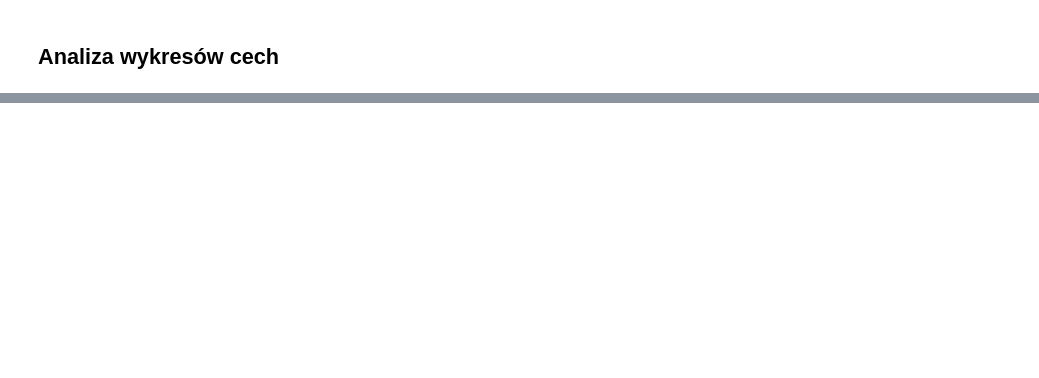
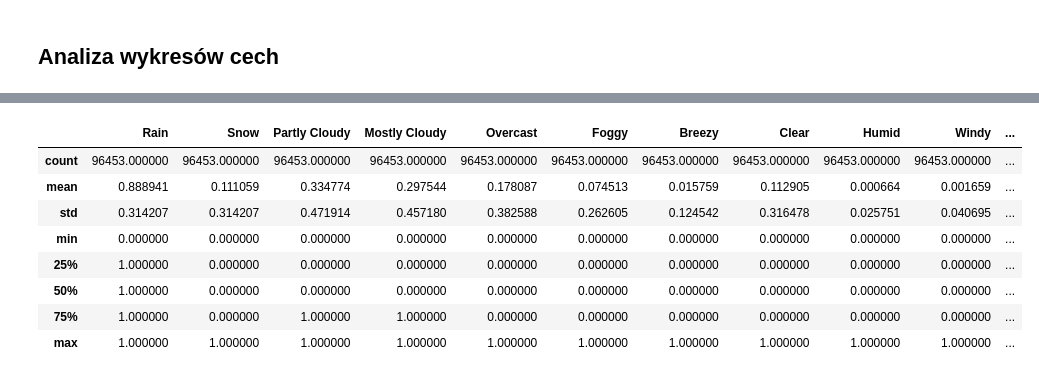
Before and after one commit to guzweronika/weather_project_SDA, a Jupyter notebook: weatherHistory.ipynb, the cells around one changed output, grey strips where cells are left out. Drawn from its saved outputs; the diff is of its cells as text; code cells hidden in the pictures; blank space fills up the shorter version.

```diff
--- a/weatherHistory.ipynb
+++ b/weatherHistory.ipynb
@@ -231,0 +191,29 @@ df.head()
+# %%
+# create features for each kind of "Summary", and separate the summary where value is concated with separator ' and '.
+# Assign '1' valuer for observation when is has this kind of value
+
+def create_summary_columns(column_name, data_frame):
+    """Create column if it is not exist in currwent dataframe and assign '0'.
+    :param column_name: name of column wich will be created
+    :param data_frame: data frame
+    """
+    if column_name not in data_frame.columns:
+        data_frame[column_name] = 0
+
+separator = " and " # separator for concated values
+list_of_values = df["Summary"].unique() # list of unique values in feature 'Summary'
+
+# Summary column
+# create new columns from Summary unique values
+for unique_value in list_of_values:
+    if separator in unique_value:
+        value_list = unique_value.split(separator)
+        for col_name in value_list:
+            create_summary_columns(col_name, df)
+            df.loc[df["Summary"] == unique_value, col_name] = 1
+    else:
+        create_summary_columns(unique_value, df)
+        df.loc[df["Summary"] == unique_value, unique_value] = 1
+
+# drop feature 'Summary'
+df = df.drop('Summary', axis=1)
@@ -233,0 +273,13 @@ df.head()
+# %%
+# data frame describe for all features after features engineering
+df[['Rain', 'Snow', 'Partly Cloudy', 'Mostly Cloudy', 'Overcast', 'Foggy', 'Breezy', 'Clear', 'Humid', 'Windy', 'Dry', 'Dangerously Windy', 'Light Rain','Drizzle', 'temperature difference']].describe()
+# %% [output]
+|  | Rain | Snow | Partly Cloudy | Mostly Cloudy | Overcast | Foggy | Breezy | Clear | Humid | Windy | ... |
+| count | 96453.000000 | 96453.000000 | 96453.000000 | 96453.000000 | 96453.000000 | 96453.000000 | 96453.000000 | 96453.000000 | 96453.000000 | 96453.000000 | ... |
+| mean | 0.888941 | 0.111059 | 0.334774 | 0.297544 | 0.178087 | 0.074513 | 0.015759 | 0.112905 | 0.000664 | 0.001659 | ... |
+| std | 0.314207 | 0.314207 | 0.471914 | 0.457180 | 0.382588 | 0.262605 | 0.124542 | 0.316478 | 0.025751 | 0.040695 | ... |
+| min | 0.000000 | 0.000000 | 0.000000 | 0.000000 | 0.000000 | 0.000000 | 0.000000 | 0.000000 | 0.000000 | 0.000000 | ... |
+| 25% | 1.000000 | 0.000000 | 0.000000 | 0.000000 | 0.000000 | 0.000000 | 0.000000 | 0.000000 | 0.000000 | 0.000000 | ... |
+| 50% | 1.000000 | 0.000000 | 0.000000 | 0.000000 | 0.000000 | 0.000000 | 0.000000 | 0.000000 | 0.000000 | 0.000000 | ... |
+| 75% | 1.000000 | 0.000000 | 1.000000 | 1.000000 | 0.000000 | 0.000000 | 0.000000 | 0.000000 | 0.000000 | 0.000000 | ... |
+| max | 1.000000 | 1.000000 | 1.000000 | 1.000000 | 1.000000 | 1.000000 | 1.000000 | 1.000000 | 1.000000 | 1.000000 | ... |
```
Also changed, not shown: parts of 63 cells of this notebook.
